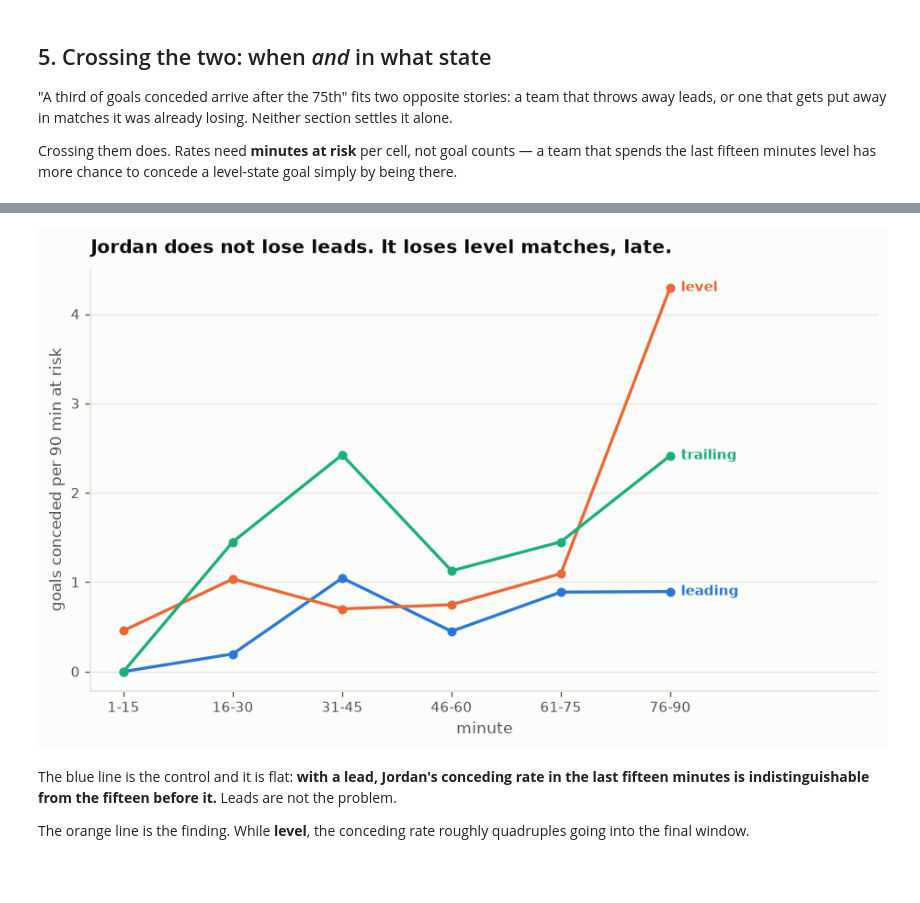
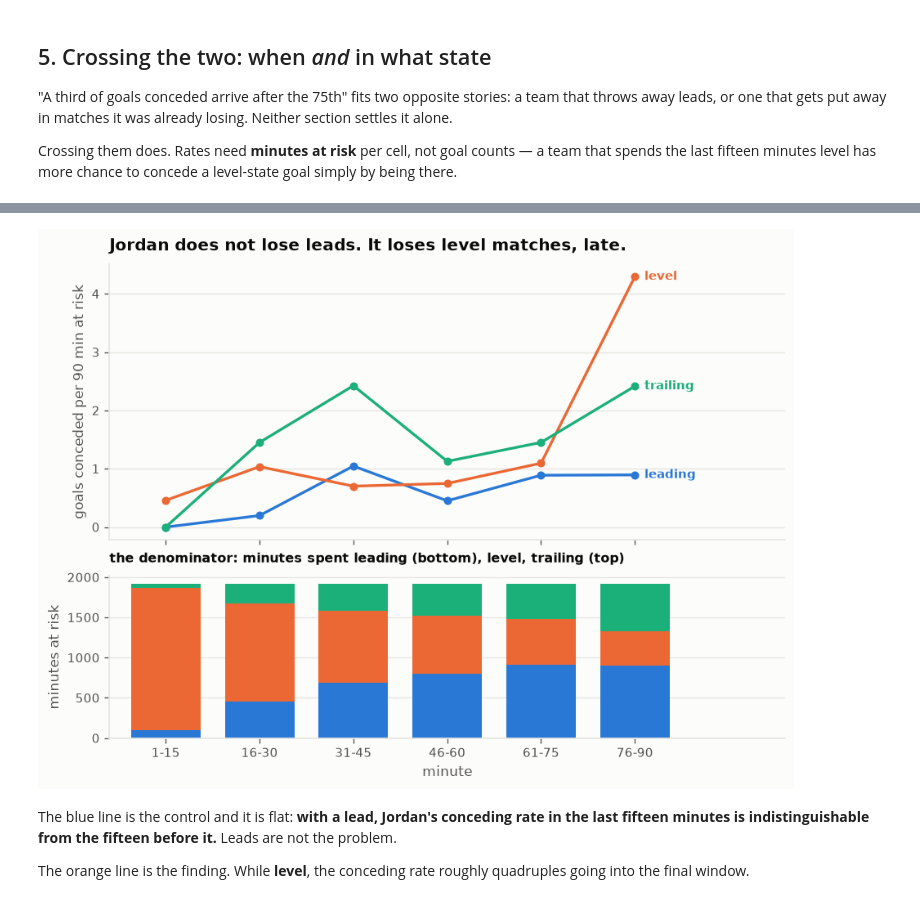
Before and after one commit to mqedan217/jordan-football-strength, a Jupyter notebook: notebooks/03_where_the_goals_came_from.ipynb, the cells around one changed output, grey strips where cells are left out. Cells and saved outputs as stored; diff of their text form; code cells hidden in the pictures; blank space fills up the shorter version.

```diff
--- a/notebooks/03_where_the_goals_came_from.ipynb
+++ b/notebooks/03_where_the_goals_came_from.ipynb
@@ -186,7 +172,7 @@ ax.annotate("cut is past the break →", xy=(pd.Timestamp("2022-01-01"), 1.0),
             xycoords=("data", "axes fraction"), xytext=(-5, -10),
             textcoords="offset points", fontsize=8, color=viz.INK_MUTED,
             ha="right", va="top")
-PALETTE = [viz.BLUE, viz.ORANGE, viz.AQUA, viz.VIOLET, viz.INK_MUTED]
+PALETTE = [viz.BLUE, viz.ORANGE, viz.AQUA, viz.VIOLET, viz.INK]
 for (lab, _), col in zip(SWEEP, PALETTE):
     odd = lab == "midfielder share"          # the one that never settles
     ax.plot(x, sweep[lab], color=col, marker="o", ms=3.5, label=lab,
@@ -367,10 +354,4 @@ tab = (gj.pivot_table(index="scorer_player_id", columns="era",
 tab["total"] = tab.sum(axis=1)
 tab.insert(0, "player", tab.index.map(NAMES))
 top = tab.sort_values("total", ascending=False).head(10)
-print(top.to_string(index=False))
-
-for e in ("pre", "post"):
-    s = gj[gj.era == e].scorer_player_id
-    t3 = s.value_counts().head(3)
-    print(f"\n{e:4s}  {len(s)} goals, top three = {t3.sum()/len(s):.0%}: "
-          + ", ".join(f"{NAMES.get(i, i)} ({c})" for i, c in t3.items()))
+# the table and the top-three shares are both drawn by the next cell
@@ -608,21 +532,39 @@ state   leading  level  trailing
 # %%
-fig, ax = plt.subplots(figsize=(7.6, 4.6))
+# A rate is a fraction, so both halves get drawn: the rate, and the minutes
+# at risk underneath it. The late level cell is the smallest denominator on the
+# chart, which is why its interval is wide.
+fig, axes = plt.subplots(2, 1, figsize=(7.6, 5.6), sharex=True,
+                         gridspec_kw={"height_ratios": [1.7, 1]})
 x = np.arange(len(ORDER))
-for st, col in (("leading", viz.BLUE), ("level", viz.ORANGE), ("trailing", viz.AQUA)):
+STATES = (("leading", viz.BLUE), ("level", viz.ORANGE), ("trailing", viz.AQUA))
+a = axes[0]
+for st, col in STATES:
     y = grid[grid.state == st].set_index("window").reindex(ORDER).conceded_per90
-    ax.plot(x, y.values, color=col, marker="o")
-    ax.annotate(st, xy=(x[-1], y.values[-1]), xytext=(7, 0),
-                textcoords="offset points", color=col, fontsize=9,
-                va="center", fontweight="semibold")
-ax.set_xticks(x); ax.set_xticklabels(ORDER)
-ax.set_xlim(-0.3, len(ORDER) + 0.9)
-ax.set_xlabel("minute"); ax.set_ylabel("goals conceded per 90 min at risk")
-ax.set_title("Jordan does not lose leads. It loses level matches, late.")
-viz.despine(ax)
-ax.grid(axis="x", visible=False)
+    a.plot(x, y.values, color=col, marker="o", label=st)
+    a.annotate(st, xy=(x[-1], y.values[-1]), xytext=(7, 0),
+               textcoords="offset points", color=col, fontsize=9,
+               va="center", fontweight="bold")
+a.set_ylabel("goals conceded per 90 min at risk")
+a.set_title("Jordan does not lose leads. It loses level matches, late.")
+viz.despine(a)
+
+b = axes[1]
+bot = np.zeros(len(ORDER))
+for st, col in STATES:
+    m = grid[grid.state == st].set_index("window").reindex(ORDER).minutes.fillna(0).values
+    b.bar(x, m, bottom=bot, width=0.74, color=col, label=st)
+    bot = bot + m
+b.set_xticks(x)
+b.set_xticklabels(ORDER)
+b.set_xlim(-0.6, len(ORDER) + 0.6)
+b.set_xlabel("minute")
+b.set_ylabel("minutes at risk")
+b.set_title("the denominator: minutes spent leading (bottom), level, trailing (top)",
+            fontsize=9.5)
+viz.despine(b)
 plt.show()
 # %% [output]
-[figure, old version]
+[figure, new version]
 # %% [markdown]
 The blue line is the control and it is flat: **with a lead, Jordan's conceding
 rate in the last fifteen minutes is indistinguishable from the fifteen before
```
Also changed, not shown: parts of 31 cells of this notebook, 2 other files.
